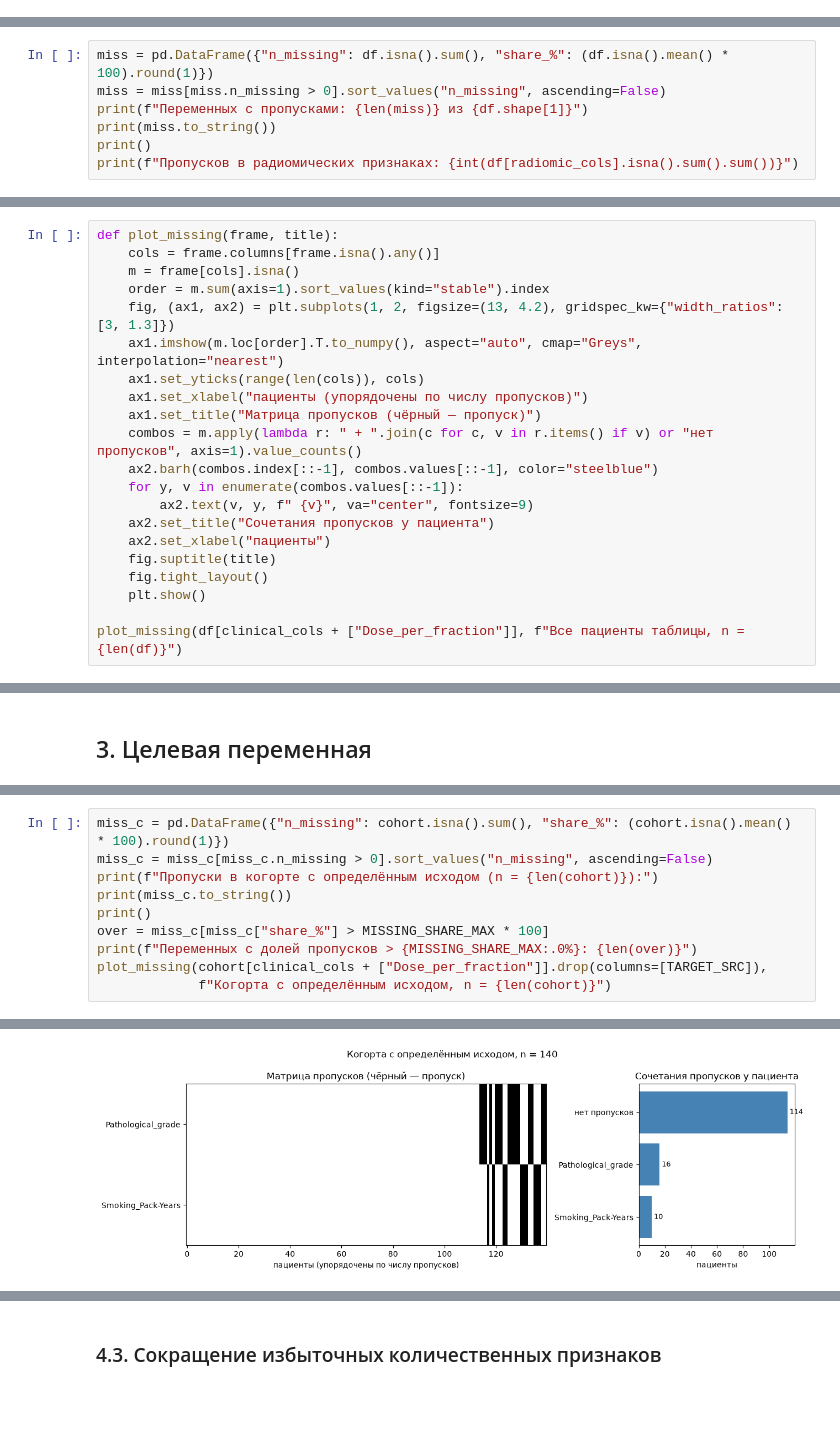
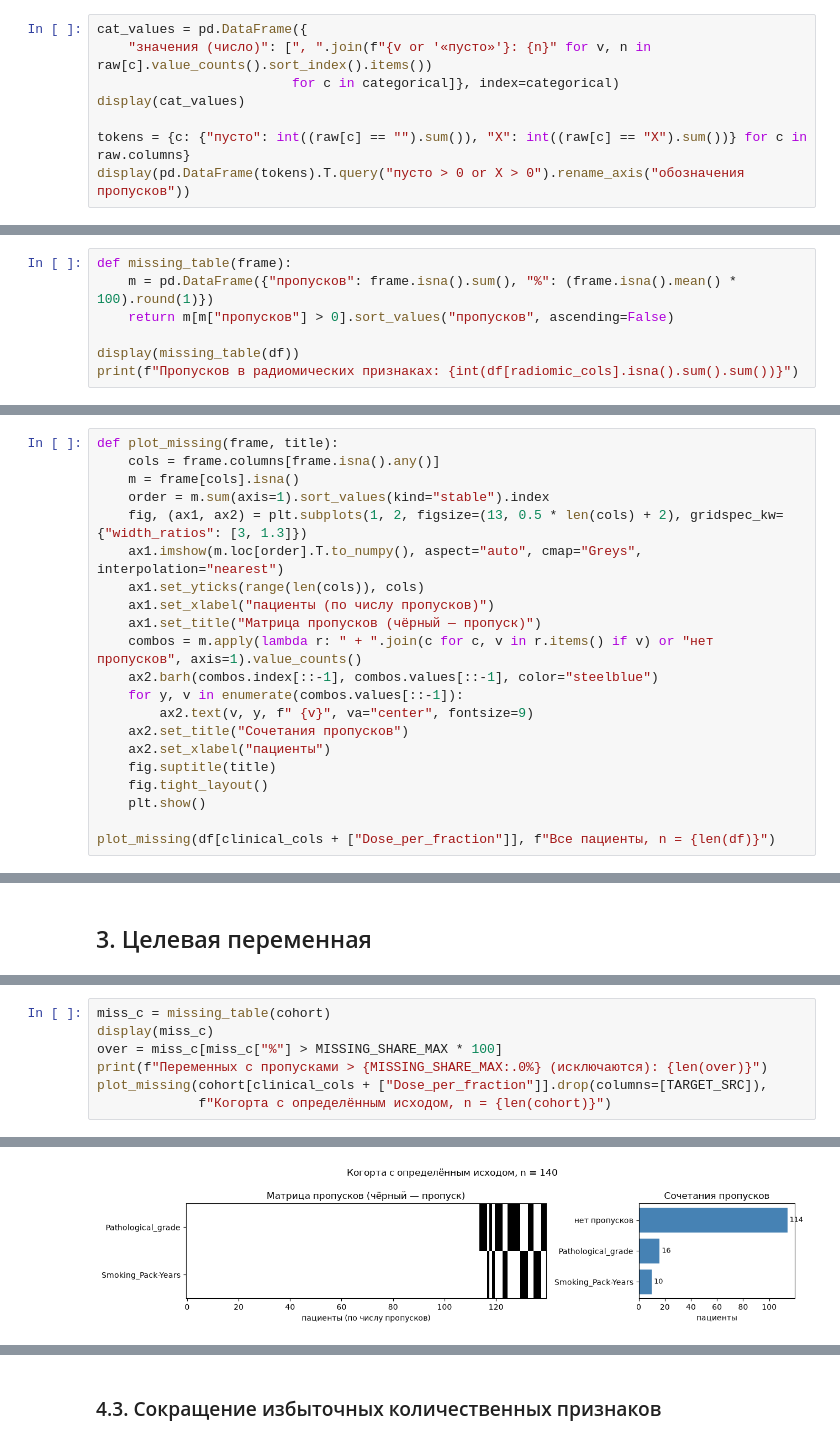
Before and after one commit to a1pha-dev/SS-Computationaloncology, a Jupyter notebook: w4/practice.ipynb, the cells around one changed output, grey strips where cells are left out. Drawn from its saved outputs; the diff is of its cells as text; blank space fills up the shorter version.

```diff
--- a/w4/practice.ipynb
+++ b/w4/practice.ipynb
@@ -124,0 +74,8 @@ KM_Overall_survival_censor: '0': 60, '1': 238
+# %%
+cat_values = pd.DataFrame({
+    "значения (число)": [", ".join(f"{v or '«пусто»'}: {n}" for v, n in raw[c].value_counts().sort_index().items())
+                         for c in categorical]}, index=categorical)
+display(cat_values)
+
+tokens = {c: {"пусто": int((raw[c] == "").sum()), "X": int((raw[c] == "X").sum())} for c in raw.columns}
+display(pd.DataFrame(tokens).T.query("пусто > 0 or X > 0").rename_axis("обозначения пропусков"))
@@ -259,8 +204,8 @@ max    2.400
 # %%
-miss = pd.DataFrame({"n_missing": df.isna().sum(), "share_%": (df.isna().mean() * 100).round(1)})
-miss = miss[miss.n_missing > 0].sort_values("n_missing", ascending=False)
-print(f"Переменных с пропусками: {len(miss)} из {df.shape[1]}")
-print(miss.to_string())
-print()
+def missing_table(frame):
+    m = pd.DataFrame({"пропусков": frame.isna().sum(), "%": (frame.isna().mean() * 100).round(1)})
+    return m[m["пропусков"] > 0].sort_values("пропусков", ascending=False)
+
+display(missing_table(df))
 print(f"Пропусков в радиомических признаках: {int(df[radiomic_cols].isna().sum().sum())}")
 # %% [output]
@@ -279,20 +222,20 @@ def plot_missing(frame, title):
     cols = frame.columns[frame.isna().any()]
     m = frame[cols].isna()
     order = m.sum(axis=1).sort_values(kind="stable").index
-    fig, (ax1, ax2) = plt.subplots(1, 2, figsize=(13, 4.2), gridspec_kw={"width_ratios": [3, 1.3]})
+    fig, (ax1, ax2) = plt.subplots(1, 2, figsize=(13, 0.5 * len(cols) + 2), gridspec_kw={"width_ratios": [3, 1.3]})
     ax1.imshow(m.loc[order].T.to_numpy(), aspect="auto", cmap="Greys", interpolation="nearest")
     ax1.set_yticks(range(len(cols)), cols)
-    ax1.set_xlabel("пациенты (упорядочены по числу пропусков)")
+    ax1.set_xlabel("пациенты (по числу пропусков)")
     ax1.set_title("Матрица пропусков (чёрный — пропуск)")
     combos = m.apply(lambda r: " + ".join(c for c, v in r.items() if v) or "нет пропусков", axis=1).value_counts()
     ax2.barh(combos.index[::-1], combos.values[::-1], color="steelblue")
     for y, v in enumerate(combos.values[::-1]):
         ax2.text(v, y, f" {v}", va="center", fontsize=9)
-    ax2.set_title("Сочетания пропусков у пациента")
+    ax2.set_title("Сочетания пропусков")
     ax2.set_xlabel("пациенты")
     fig.suptitle(title)
     fig.tight_layout()
     plt.show()
 
-plot_missing(df[clinical_cols + ["Dose_per_fraction"]], f"Все пациенты таблицы, n = {len(df)}")
+plot_missing(df[clinical_cols + ["Dose_per_fraction"]], f"Все пациенты, n = {len(df)}")
 # %% [output]
@@ -324,11 +260,8 @@ Training                128  12             0    140
 # %%
-miss_c = pd.DataFrame({"n_missing": cohort.isna().sum(), "share_%": (cohort.isna().mean() * 100).round(1)})
-miss_c = miss_c[miss_c.n_missing > 0].sort_values("n_missing", ascending=False)
-print(f"Пропуски в когорте с определённым исходом (n = {len(cohort)}):")
-print(miss_c.to_string())
-print()
-over = miss_c[miss_c["share_%"] > MISSING_SHARE_MAX * 100]
-print(f"Переменных с долей пропусков > {MISSING_SHARE_MAX:.0%}: {len(over)}")
+miss_c = missing_table(cohort)
+display(miss_c)
+over = miss_c[miss_c["%"] > MISSING_SHARE_MAX * 100]
+print(f"Переменных с пропусками > {MISSING_SHARE_MAX:.0%} (исключаются): {len(over)}")
 plot_missing(cohort[clinical_cols + ["Dose_per_fraction"]].drop(columns=[TARGET_SRC]),
              f"Когорта с определённым исходом, n = {len(cohort)}")
 # %% [output]
@@ -341,3 +272,3 @@ Smoking_Pack-Years         10      7.1
-[figure, old version]
+[figure, new version]
 # %% [markdown]
 ## 4. Признаки
```
Also changed, not shown: parts of 29 cells of this notebook, 5 other files.
